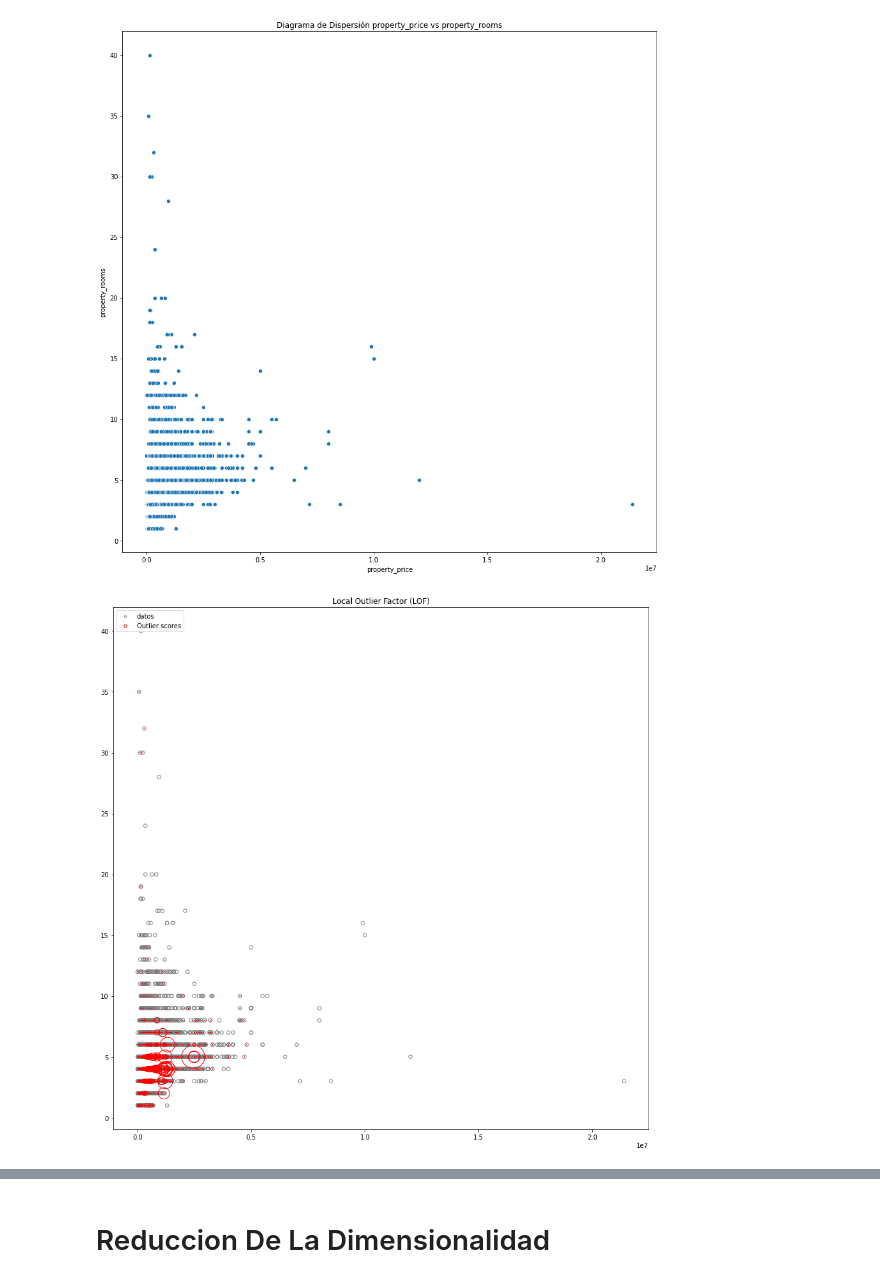
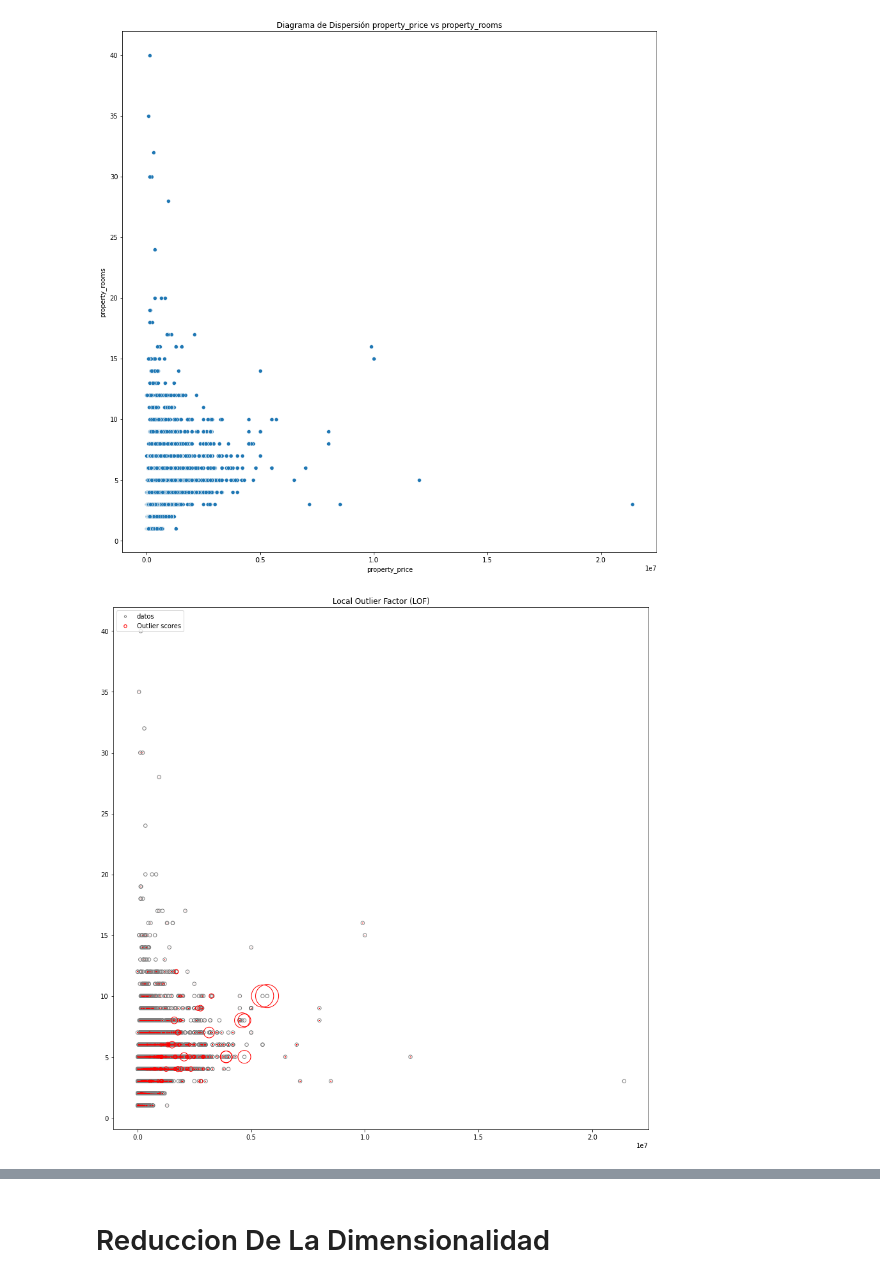
Before and after one commit to Fanusaez/7506R-2C2022-GRUPO13, a Jupyter notebook: 7506R_TP1_GRUPO13_ENTREGA.ipynb, the cells around one changed output, grey strips where cells are left out. Saved outputs shown, nothing was run; the diff lists cells and outputs as text; code cells hidden in the pictures.

Commit message:
Valores atipicos multivariables

```diff
--- a/7506R_TP1_GRUPO13_ENTREGA.ipynb
+++ b/7506R_TP1_GRUPO13_ENTREGA.ipynb
@@ -609,23 +612,23 @@ plt.show()
 X=ds_atipicos[['property_price','property_rooms']].values
 
 #Creo el clasificador
-clf = LocalOutlierFactor(n_neighbors=20)
+clf = LocalOutlierFactor(n_neighbors=5)
 
 #Genero prediccion
 y_pred = clf.fit_predict(X)
 
 #Guardo los scores
-ds_atipicos['scores_rooms']=clf.negative_outlier_factor_
+ds_atipicos['scores_price_rooms']=clf.negative_outlier_factor_
 # %%
 #Calculo radio para plotear score
-radius = (ds_atipicos.scores_rooms.max() - ds_atipicos.scores_rooms) / (ds_atipicos.scores_rooms.max() - ds_atipicos.scores_rooms.min())
+radius = (ds_atipicos.scores_price_rooms.max() - ds_atipicos.scores_price_rooms) / (ds_atipicos.scores_price_rooms.max() - ds_atipicos.scores_price_rooms.min())
 #Grafico LOF
 plt.figure(figsize=(15,15))
 plt.title("Local Outlier Factor (LOF)")
 plt.scatter(ds_atipicos.property_price.values,ds_atipicos.property_rooms.values, edgecolor='grey', s=30, label='datos',facecolors='none')
 plt.scatter(ds_atipicos.property_price.values,ds_atipicos.property_rooms.values, s=1300 * radius, edgecolors='red',facecolors='none', label='Outlier scores')
 legend = plt.legend(loc='upper left')
 legend.legendHandles[0]._sizes = [10]
 legend.legendHandles[1]._sizes = [20]
 # %% [output]
-[figure, old version]
+[figure, new version]
```
Also changed, not shown: parts of 16 cells of this notebook.
